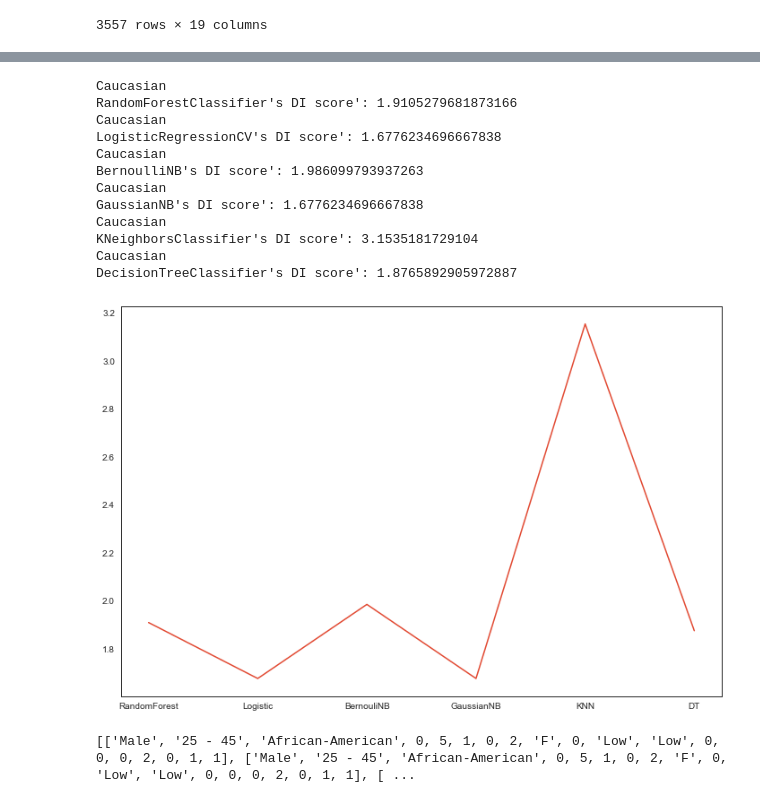
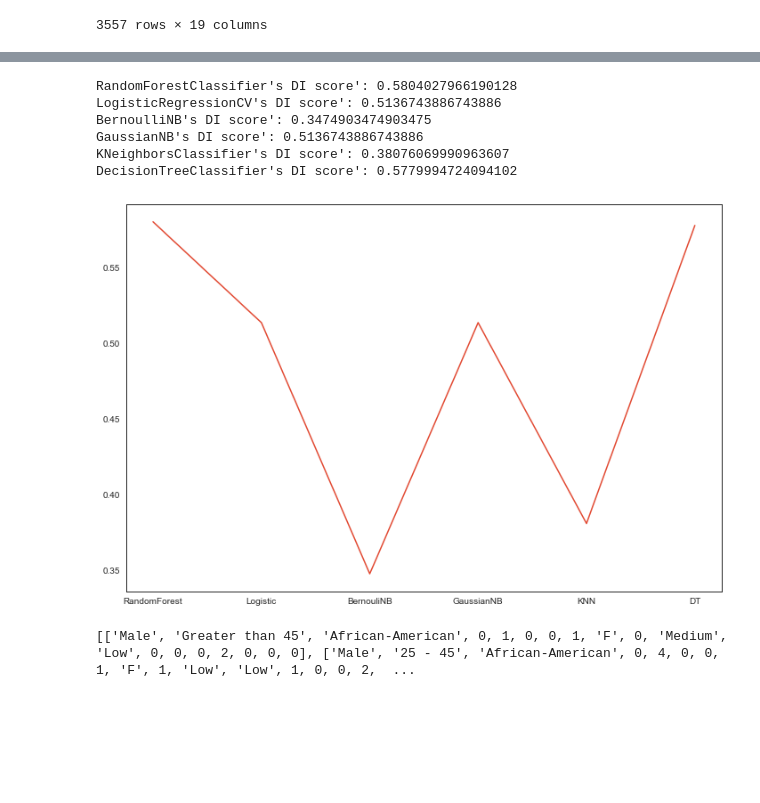
Before and after one commit to deardelia/MachineLearning_bias_analysis, a Jupyter notebook: baisc_model_train_20201206_yl_train_test.ipynb, the cells around one changed output, grey strips where cells are left out. Saved outputs shown, nothing was run; the diff lists cells and outputs as text; code cells hidden in the pictures; blank space fills up the shorter version.

```diff
--- a/baisc_model_train_20201206_yl_train_test.ipynb
+++ b/baisc_model_train_20201206_yl_train_test.ipynb
@@ -684,7 +684,7 @@ def calc(actual, predicted, dict_of_sensitive_lists, single_sensitive_name,
     what_is_this = [val for val in sensitive_values if val in unprotected_vals]
     # ['African-American', 'Caucasian']
     single_unprotected = [val for val in sensitive_values if val in unprotected_vals][0]
-    print(single_unprotected)
+#     print(single_unprotected)
     # single_unprotected becomes only 'African-American'. Something wrong?
     unprotected_prob = calc_prob_class_given_sensitive(predicted, sensitive, positive_pred,
                                                        single_unprotected)
@@ -694,48 +694,42 @@ def calc(actual, predicted, dict_of_sensitive_lists, single_sensitive_name,
     for sens in sensitive_values:
          pos_prob = calc_prob_class_given_sensitive(predicted, sensitive, positive_pred, sens)
          DI = 0.0
          if unprotected_prob > 0:
              DI = pos_prob / unprotected_prob
          if unprotected_prob == 0.0 and pos_prob == 0.0:
              DI = 1.0
          total += DI
 
     if total == 0.0:
          return 1.0
 
     return total / len(sensitive_values)
 
 actual = test1_y_raw[Target]
 dict_of_sensitive_lists = test1_x_raw
-single_sensitive_name = 'race'
+single_sensitive_name = 'sex'
 # unprotected_vals = ['African-American', 'Caucasian']
-unprotected_vals = ['Caucasian']
+unprotected_vals = ['Male']
 positive_pred = 1
 DI_res = []
 # x_axis = ['GradientBoost', 'RandomForest', 'GaussianPro', 'Logistic', 'BernouliNB', 'GaussianNB', 'KNN', 'SVC', 'Linear', 'DT']
 x_axis = ['RandomForest', 'Logistic', 'BernouliNB', 'GaussianNB', 'KNN', 'DT']
 for alg in MLA:
     predicted = MLA_predict[alg.__class__.__name__]
     score = calc(actual, predicted, dict_of_sensitive_lists, single_sensitive_name, unprotected_vals, positive_pred)
     DI_res.append(score)
     print(alg.__class__.__name__ + "'s DI score': " + str(score))
 # plot
 plt.plot(x_axis, DI_res)
 plt.show()
 # %% [output]
-Caucasian
-RandomForestClassifier's DI score': 1.9105279681873166
-Caucasian
-LogisticRegressionCV's DI score': 1.6776234696667838
-Caucasian
-BernoulliNB's DI score': 1.986099793937263
-Caucasian
-GaussianNB's DI score': 1.6776234696667838
-Caucasian
-KNeighborsClassifier's DI score': 3.1535181729104
-Caucasian
-DecisionTreeClassifier's DI score': 1.8765892905972887
+RandomForestClassifier's DI score': 0.5804027966190128
+LogisticRegressionCV's DI score': 0.5136743886743886
+BernoulliNB's DI score': 0.3474903474903475
+GaussianNB's DI score': 0.5136743886743886
+KNeighborsClassifier's DI score': 0.38076069990963607
+DecisionTreeClassifier's DI score': 0.5779994724094102
-[figure, old version]
+[figure, new version]
 # %%
 """
 References:
@@ -757,9 +751,9 @@ repaired_sex_data = repairer.repair(all_data)
 feature_to_repair = feature_list.index('race')
 repairer = Repairer(repaired_sex_data, feature_to_repair, 1.0, False)
 repaired_data = repairer.repair(repaired_sex_data)
-print(repaired_data)
+print(repaired_data[:10])
 # %% [output]
-[['Male', '25 - 45', 'African-American', 0, 5, 1, 0, 2, 'F', 0, 'Low', 'Low', 0, 0, 0, 2, 0, 1, 1], ['Male', '25 - 45', 'African-American', 0, 5, 1, 0, 2, 'F', 0, 'Low', 'Low', 0, 0, 0, 2, 0, 1, 1], [ ...
+[['Male', 'Greater than 45', 'African-American', 0, 1, 0, 0, 1, 'F', 0, 'Medium', 'Low', 0, 0, 0, 2, 0, 0, 0], ['Male', '25 - 45', 'African-American', 0, 4, 0, 0, 1, 'F', 1, 'Low', 'Low', 1, 0, 0, 2,  ...
 # %%
 # convert repaired_data (list) ro df
 repaired_df = pd.DataFrame(repaired_data, columns=feature_list)
```
Also changed, not shown: parts of 12 cells of this notebook, 2 other files.
